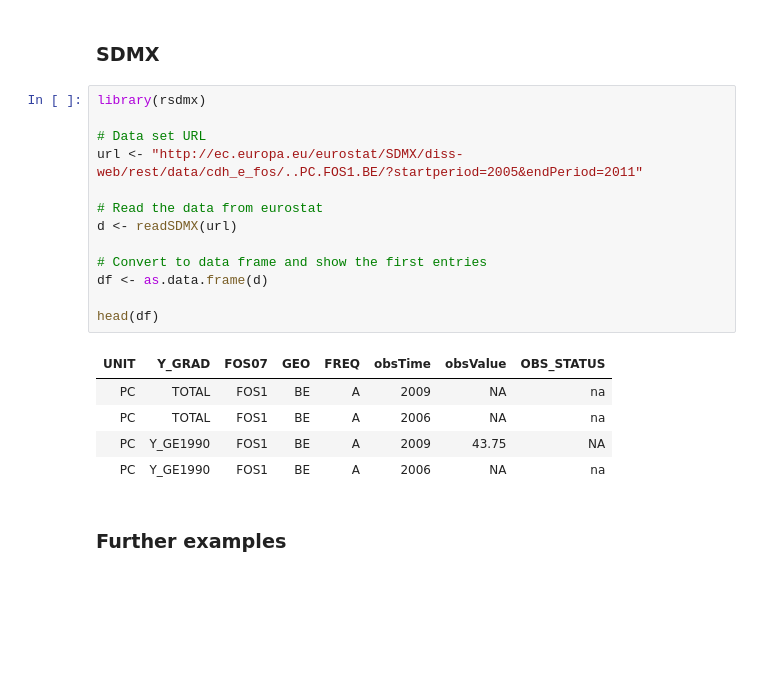
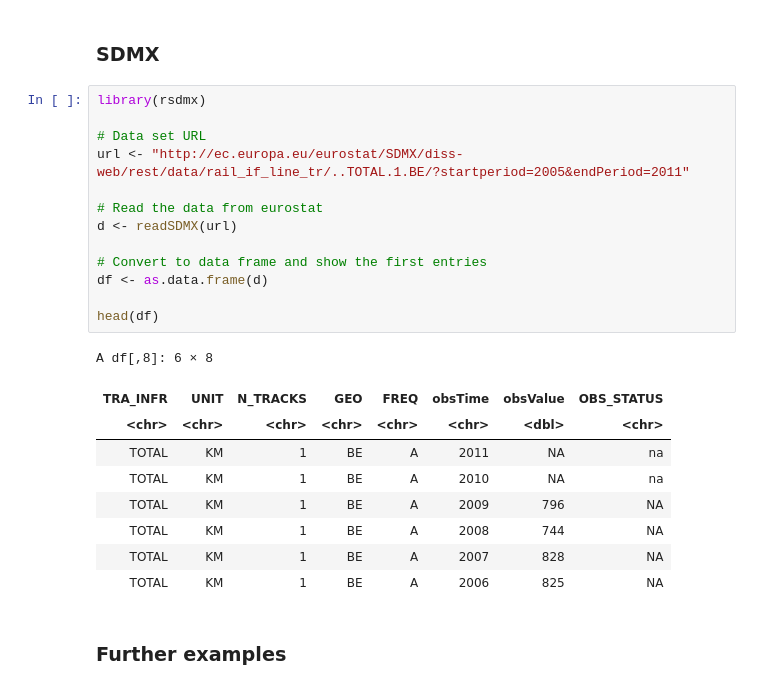
Before and after one commit to eurostat/PRost, a Jupyter notebook: notebooks/eurostat_package_tutorial.ipynb, the cells around one changed output. Drawn from its saved outputs; the diff is of its cells as text; blank space fills up the shorter version.

```diff
--- a/notebooks/eurostat_package_tutorial.ipynb
+++ b/notebooks/eurostat_package_tutorial.ipynb
@@ -439,22 +448,26 @@ Joining, by = "geo"
 # %%
 library(rsdmx)
 
 # Data set URL
-url <- "http://ec.europa.eu/eurostat/SDMX/diss-web/rest/data/cdh_e_fos/..PC.FOS1.BE/?startperiod=2005&endPeriod=2011"
+url <- "http://ec.europa.eu/eurostat/SDMX/diss-web/rest/data/rail_if_line_tr/..TOTAL.1.BE/?startperiod=2005&endPeriod=2011"
 
 # Read the data from eurostat
 d <- readSDMX(url)
 
 # Convert to data frame and show the first entries
 df <- as.data.frame(d)
 
 head(df)
 # %% [output]
+A df[,8]: 6 × 8
-| UNIT | Y_GRAD | FOS07 | GEO | FREQ | obsTime | obsValue | OBS_STATUS |
-| PC | TOTAL | FOS1 | BE | A | 2009 | NA | na |
-| PC | TOTAL | FOS1 | BE | A | 2006 | NA | na |
-| PC | Y_GE1990 | FOS1 | BE | A | 2009 | 43.75 | NA |
-| PC | Y_GE1990 | FOS1 | BE | A | 2006 | NA | na |
+| TRA_INFR | UNIT | N_TRACKS | GEO | FREQ | obsTime | obsValue | OBS_STATUS |
+| <chr> | <chr> | <chr> | <chr> | <chr> | <chr> | <dbl> | <chr> |
+| TOTAL | KM | 1 | BE | A | 2011 | NA | na |
+| TOTAL | KM | 1 | BE | A | 2010 | NA | na |
+| TOTAL | KM | 1 | BE | A | 2009 | 796 | NA |
+| TOTAL | KM | 1 | BE | A | 2008 | 744 | NA |
+| TOTAL | KM | 1 | BE | A | 2007 | 828 | NA |
+| TOTAL | KM | 1 | BE | A | 2006 | 825 | NA |
 # %% [markdown]
 ### Further examples
 # %%
```
Also changed, not shown: parts of 19 cells of this notebook.
